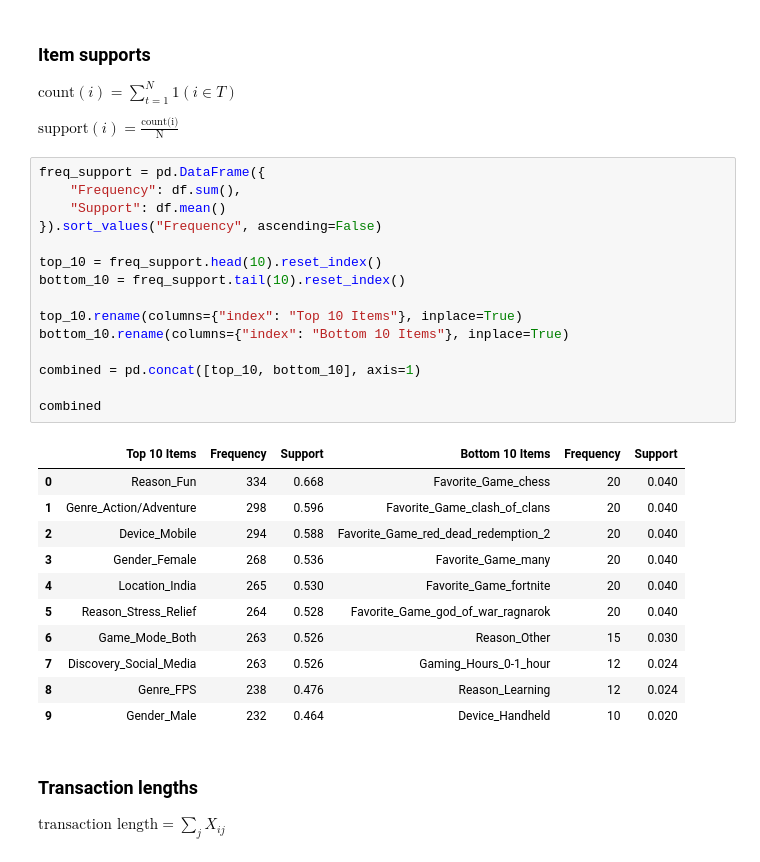
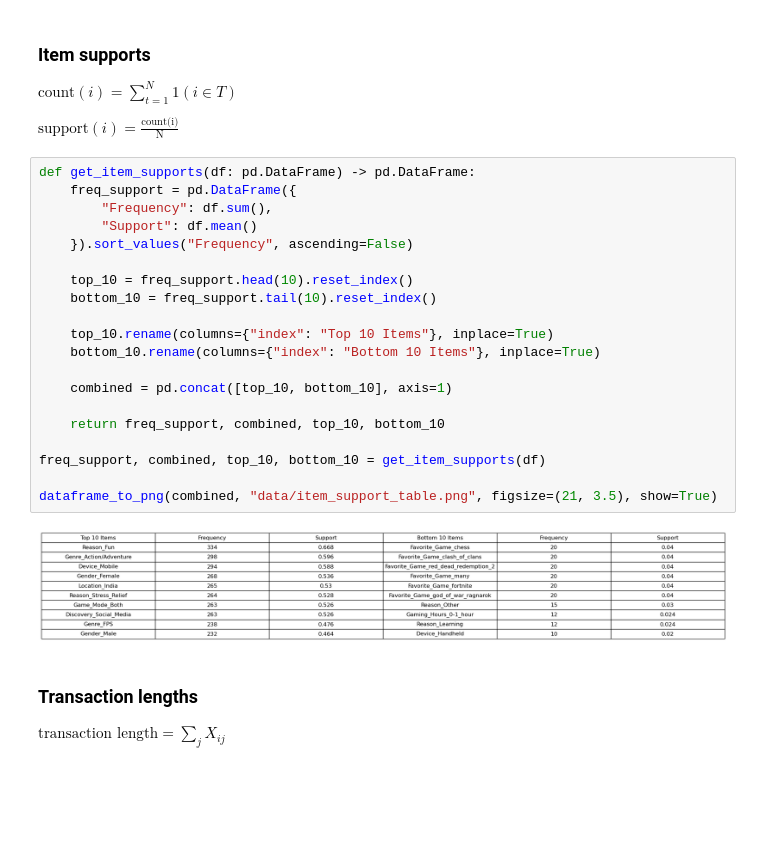
Before and after one commit to RazielLluch/CSC172-AssociationMining-Lluch, a Jupyter notebook: data_analysis.ipynb, the cells around one changed output. Cells and saved outputs as stored; diff of their text form; blank space fills up the shorter version.

Commit message:
made improvements to the EDA section of the pipeline, added and saved table visualizations

```diff
--- a/data_analysis.ipynb
+++ b/data_analysis.ipynb
@@ -72,32 +106,27 @@ $ \text{count}(i) = \sum _{t=1}^N 1(i \in T) $
 
 $ \text{support}(i) = \frac{\text{count(i)}}{\text{N}} $
 # %%
-freq_support = pd.DataFrame({
-    "Frequency": df.sum(),
-    "Support": df.mean()
-}).sort_values("Frequency", ascending=False)
+def get_item_supports(df: pd.DataFrame) -> pd.DataFrame:
+    freq_support = pd.DataFrame({
+        "Frequency": df.sum(),
+        "Support": df.mean()
+    }).sort_values("Frequency", ascending=False)
 
-top_10 = freq_support.head(10).reset_index()
-bottom_10 = freq_support.tail(10).reset_index()
+    top_10 = freq_support.head(10).reset_index()
+    bottom_10 = freq_support.tail(10).reset_index()
 
-top_10.rename(columns={"index": "Top 10 Items"}, inplace=True)
-bottom_10.rename(columns={"index": "Bottom 10 Items"}, inplace=True)
+    top_10.rename(columns={"index": "Top 10 Items"}, inplace=True)
+    bottom_10.rename(columns={"index": "Bottom 10 Items"}, inplace=True)
 
-combined = pd.concat([top_10, bottom_10], axis=1)
+    combined = pd.concat([top_10, bottom_10], axis=1)
 
-combined
+    return freq_support, combined, top_10, bottom_10
+
+freq_support, combined, top_10, bottom_10 = get_item_supports(df)
+
+dataframe_to_png(combined, "data/item_support_table.png", figsize=(21, 3.5), show=True)
 # %% [output]
-|  | Top 10 Items | Frequency | Support | Bottom 10 Items | Frequency | Support |
-| 0 | Reason_Fun | 334 | 0.668 | Favorite_Game_chess | 20 | 0.040 |
-| 1 | Genre_Action/Adventure | 298 | 0.596 | Favorite_Game_clash_of_clans | 20 | 0.040 |
-| 2 | Device_Mobile | 294 | 0.588 | Favorite_Game_red_dead_redemption_2 | 20 | 0.040 |
-| 3 | Gender_Female | 268 | 0.536 | Favorite_Game_many | 20 | 0.040 |
-| 4 | Location_India | 265 | 0.530 | Favorite_Game_fortnite | 20 | 0.040 |
-| 5 | Reason_Stress_Relief | 264 | 0.528 | Favorite_Game_god_of_war_ragnarok | 20 | 0.040 |
-| 6 | Game_Mode_Both | 263 | 0.526 | Reason_Other | 15 | 0.030 |
-| 7 | Discovery_Social_Media | 263 | 0.526 | Gaming_Hours_0-1_hour | 12 | 0.024 |
-| 8 | Genre_FPS | 238 | 0.476 | Reason_Learning | 12 | 0.024 |
-| 9 | Gender_Male | 232 | 0.464 | Device_Handheld | 10 | 0.020 |
+[figure, added]
 # %% [markdown]
 ### Transaction lengths
 
```
Also changed, not shown: parts of 9 cells of this notebook, 2 other files.
